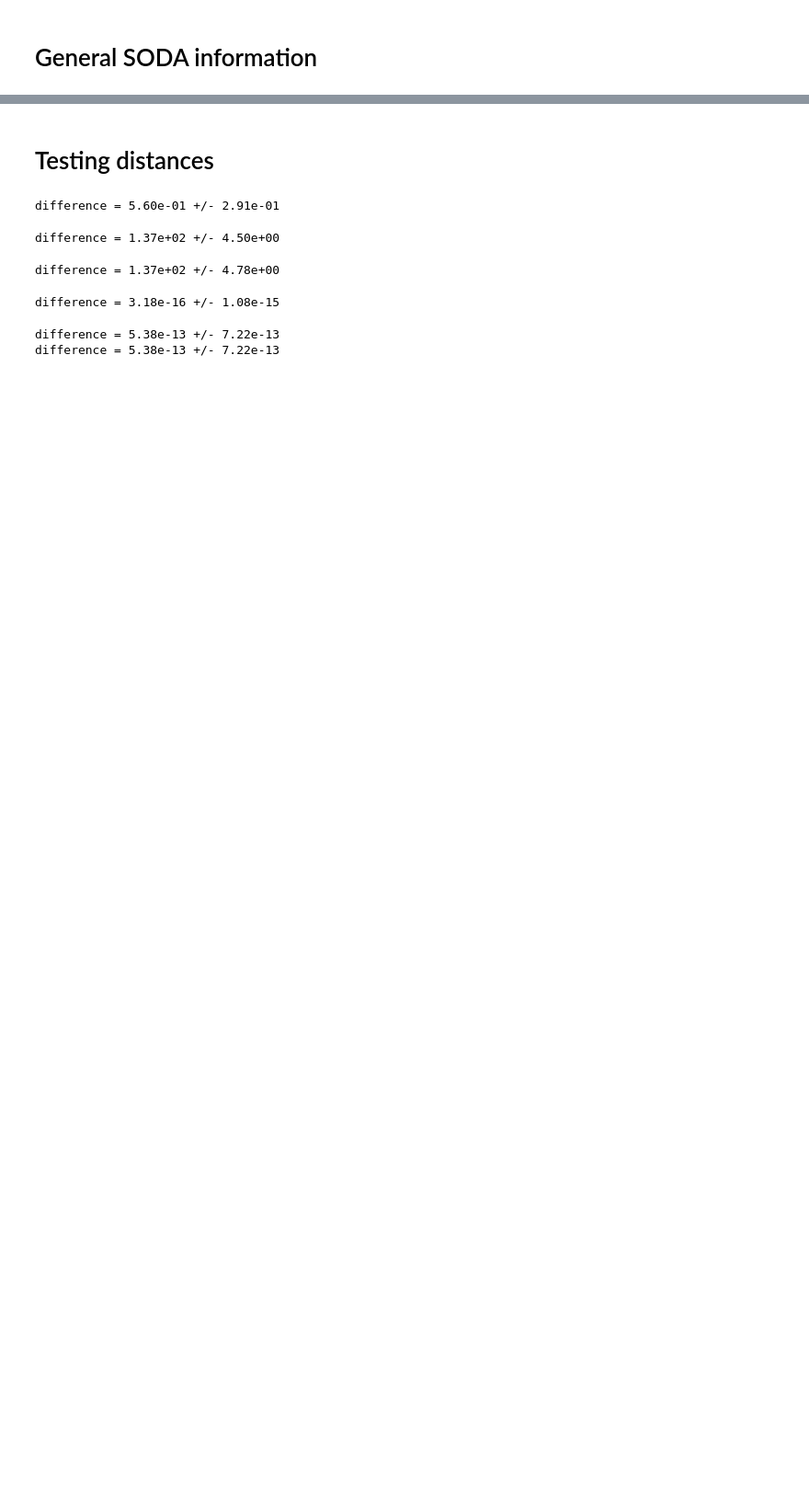
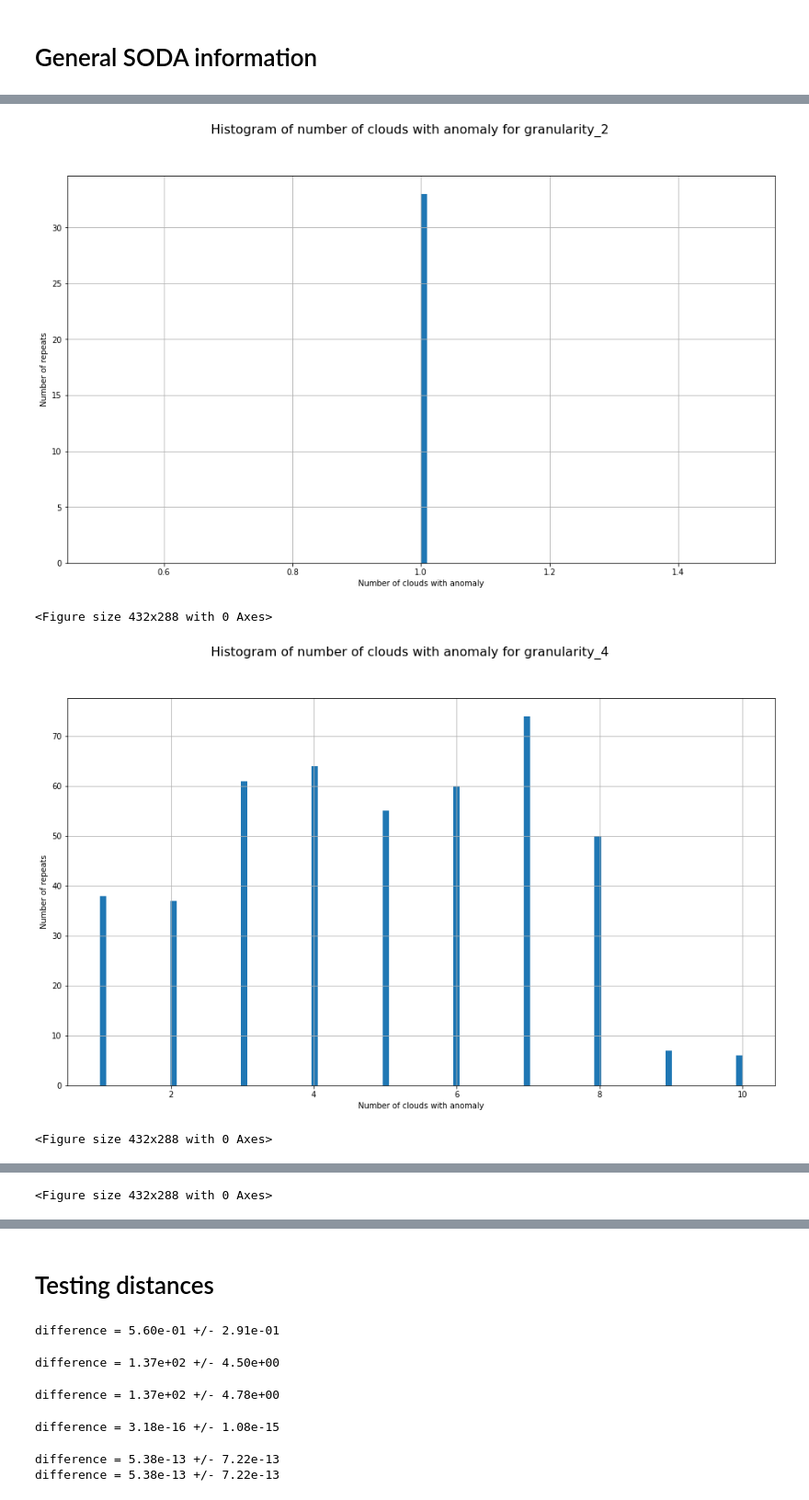
Before and after one commit to Esterci/Learning, a Jupyter notebook: Python/SODA_study/SODA_analisys.ipynb, the cells around one changed output, grey strips where cells are left out. Shown: that part at 92% size. Drawn from its saved outputs; the diff is of its cells as text; code cells hidden in the pictures; blank space fills up the shorter version.

```diff
--- a/Python/SODA_study/SODA_analisys.ipynb
+++ b/Python/SODA_study/SODA_analisys.ipynb
@@ -211,0 +413,36 @@ outputs_dict:(
+# %%
+### plot number of clouds with anomaly per granularity histogram
+
+granularities = n_clouds.keys()
+
+size_scaler = 1
+
+
+for gra in granularities:
+
+    data = anomaly_clouds[gra]['list']
+
+    fig = plt.figure(figsize= (16 * size_scaler, 9 * size_scaler))
+
+    ax = fig.subplots(1,1)
+
+    ax.hist(data,bins=100)
+
+    ax.set_ylabel('Number of repeats')
+
+    ax.set_xlabel('Number of clouds with anomaly')
+
+    ax.grid()
+
+    fig.suptitle('Histogram of number of clouds with anomaly for ' + gra, fontsize=16)
+
+    plt.show()
+
+    plt.savefig('figures/number_of_clouds_with_anomaly_for' + gra + '.pdf',format='pdf')
+
+    del fig
+# %% [output]
+[figure, added]
+<Figure size 432x288 with 0 Axes>
+[figure, added]
+<Figure size 432x288 with 0 Axes>
@@ -211,0 +450 @@ outputs_dict:(
+<Figure size 432x288 with 0 Axes>
```
Also changed, not shown: parts of 18 cells of this notebook, 20 other files.
